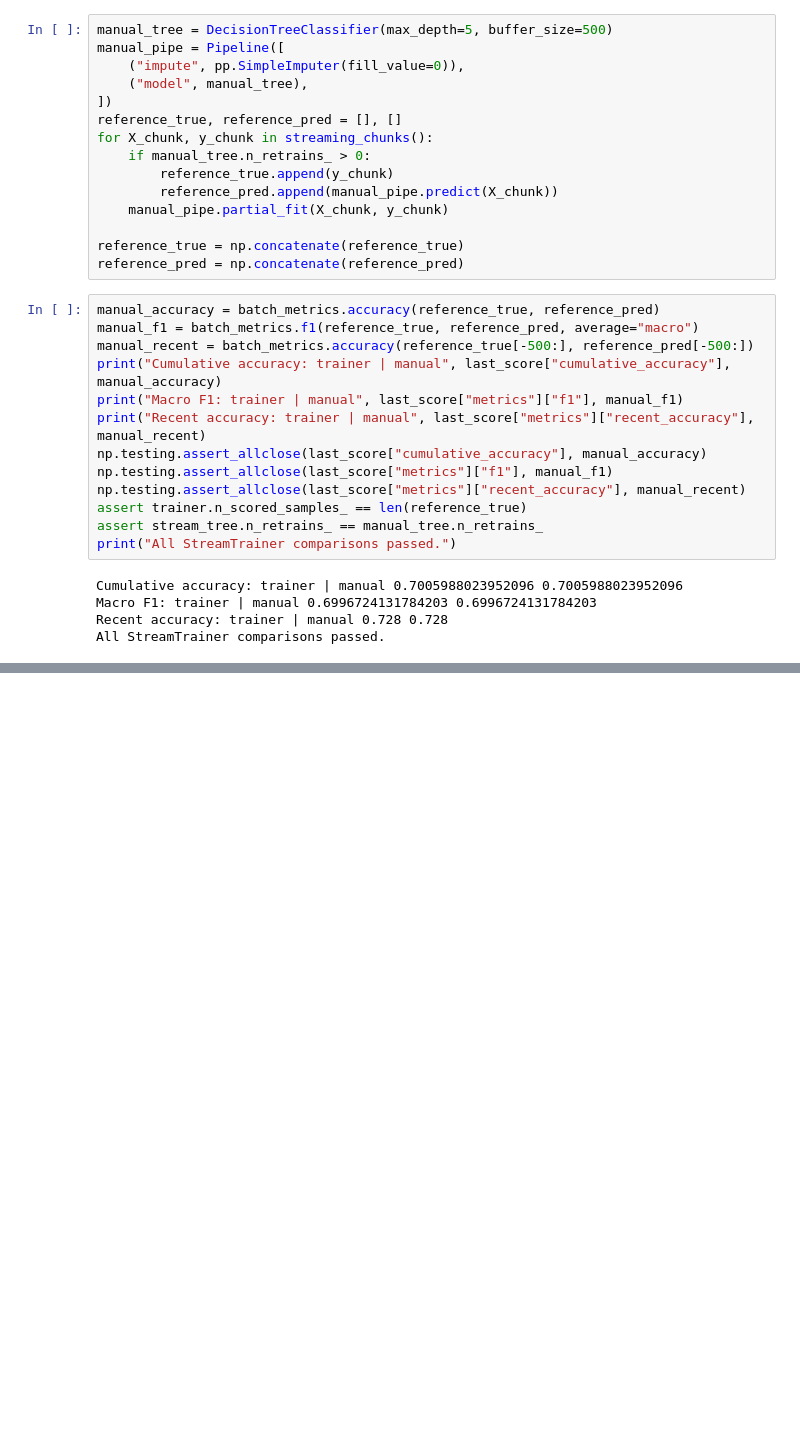
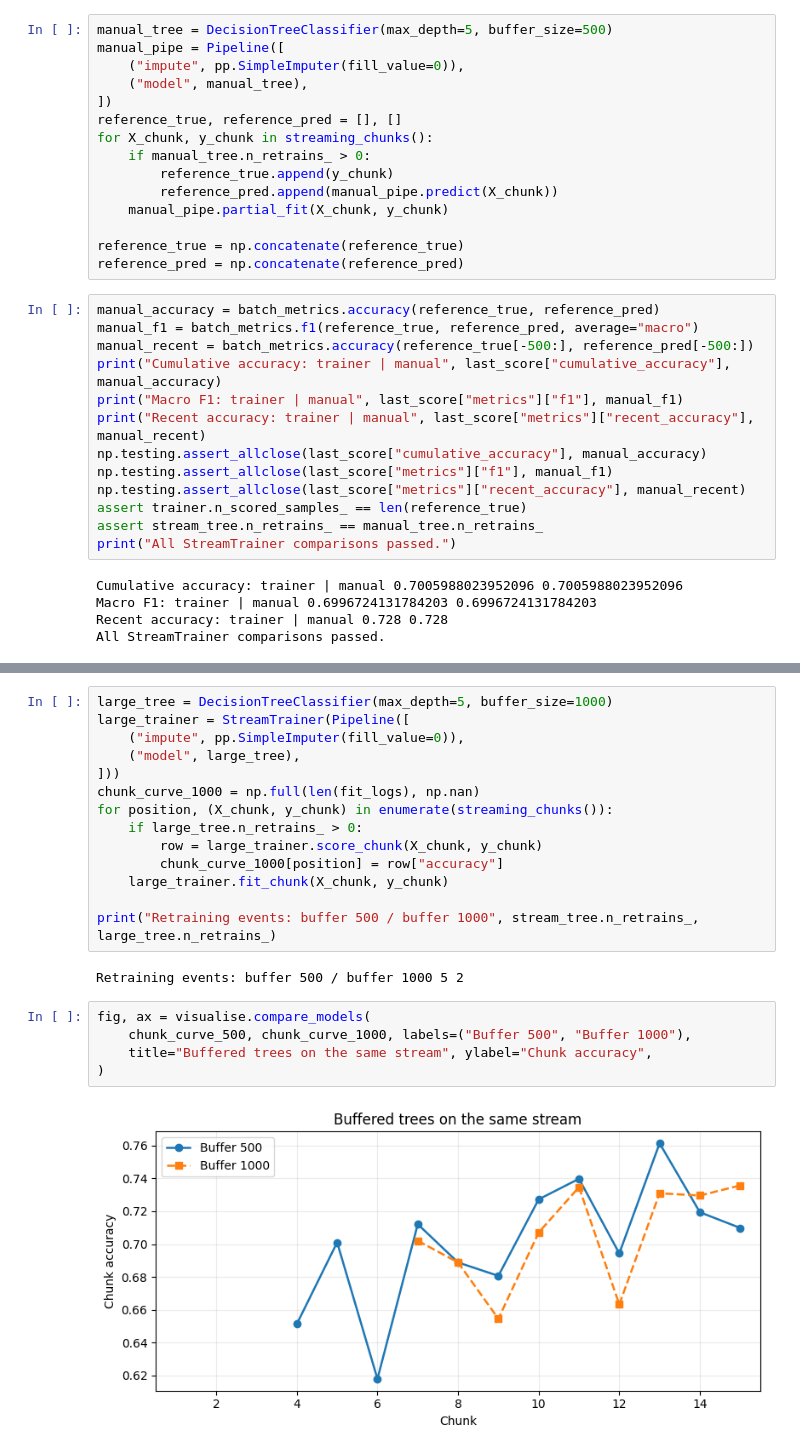
Before and after one commit to DahaoP1/NumCompute, a Jupyter notebook: demo/stream_demo.ipynb, the cells around one changed output, grey strips where cells are left out. Drawn from its saved outputs; the diff is of its cells as text; blank space fills up the shorter version.

```diff
--- a/demo/stream_demo.ipynb
+++ b/demo/stream_demo.ipynb
@@ -1042,0 +1070,23 @@ All StreamTrainer comparisons passed.
+# %%
+large_tree = DecisionTreeClassifier(max_depth=5, buffer_size=1000)
+large_trainer = StreamTrainer(Pipeline([
+    ("impute", pp.SimpleImputer(fill_value=0)),
+    ("model", large_tree),
+]))
+chunk_curve_1000 = np.full(len(fit_logs), np.nan)
+for position, (X_chunk, y_chunk) in enumerate(streaming_chunks()):
+    if large_tree.n_retrains_ > 0:
+        row = large_trainer.score_chunk(X_chunk, y_chunk)
+        chunk_curve_1000[position] = row["accuracy"]
+    large_trainer.fit_chunk(X_chunk, y_chunk)
+
+print("Retraining events: buffer 500 / buffer 1000", stream_tree.n_retrains_, large_tree.n_retrains_)
+# %% [output]
+Retraining events: buffer 500 / buffer 1000 5 2
+# %%
+fig, ax = visualise.compare_models(
+    chunk_curve_500, chunk_curve_1000, labels=("Buffer 500", "Buffer 1000"),
+    title="Buffered trees on the same stream", ylabel="Chunk accuracy",
+)
+# %% [output]
+[figure, added]
```
Also changed, not shown: parts of 8 cells of this notebook, 2 other files.
